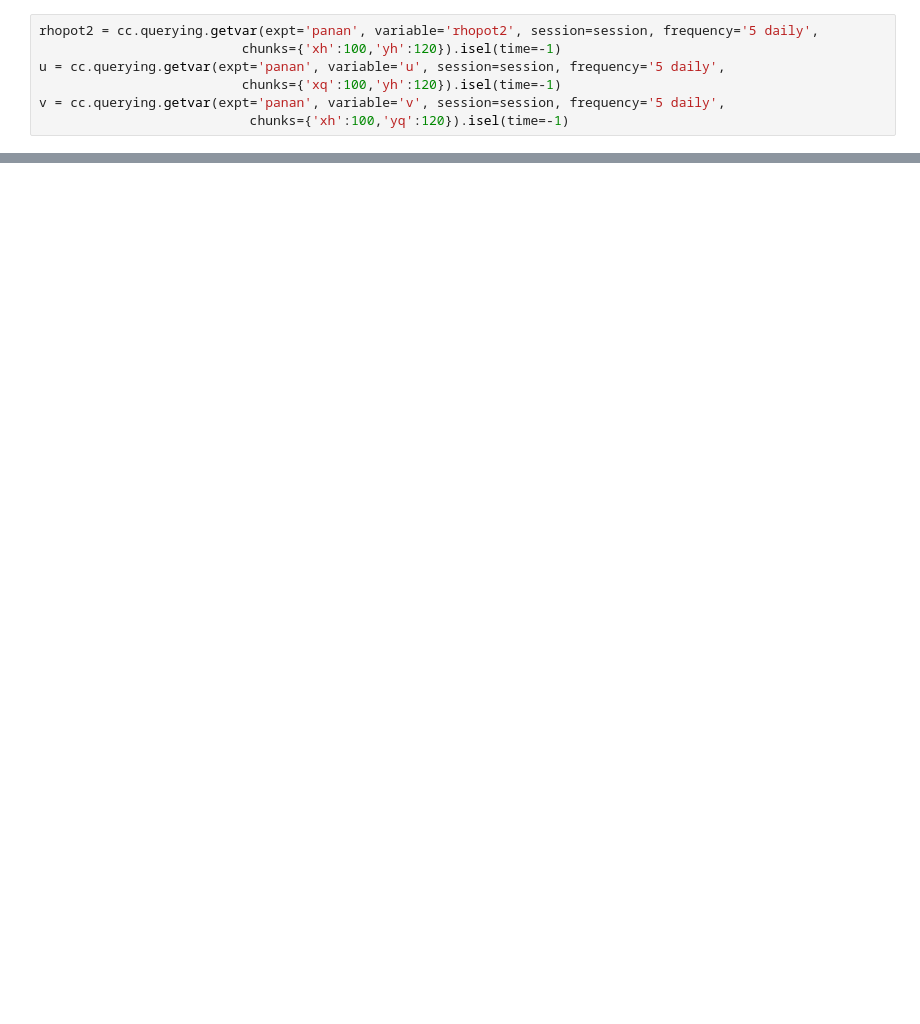
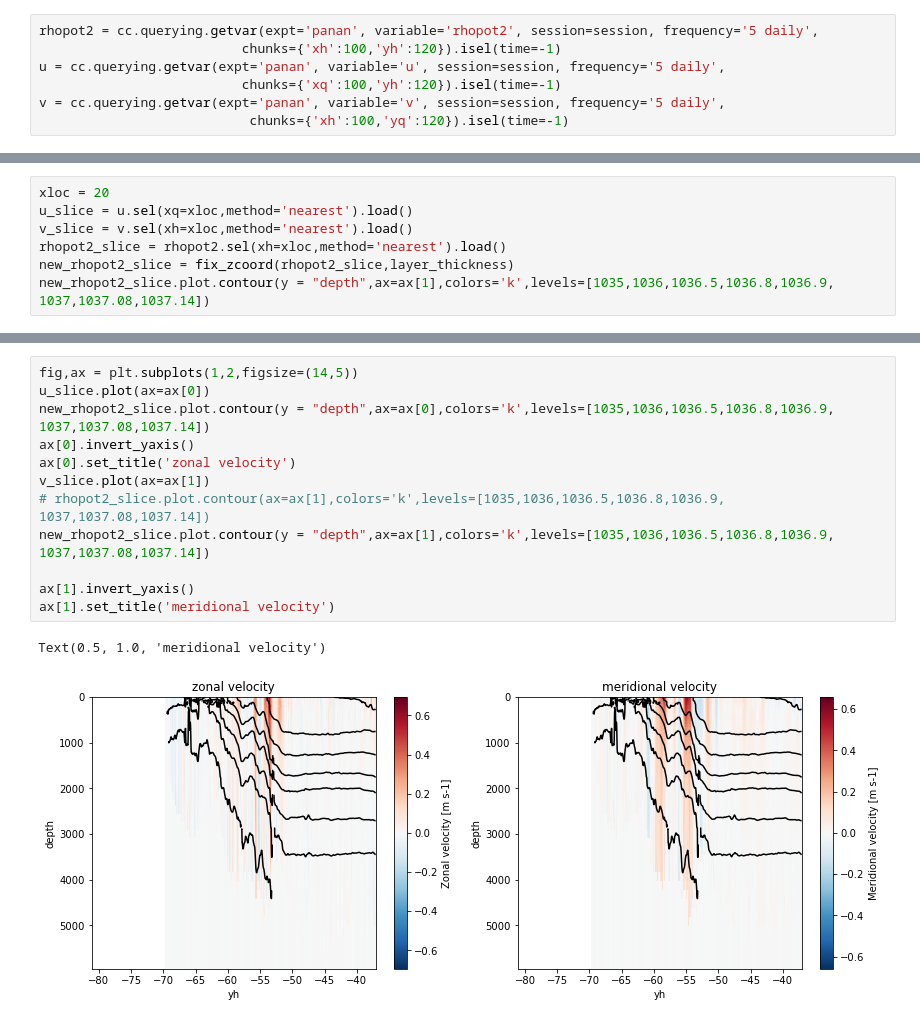
Before and after one commit to COSIMA/mom6-panan, a Jupyter notebook: diagnostics/Transects.ipynb, the cells around one changed output, grey strips where cells are left out. Cells and saved outputs as stored; diff of their text form; blank space fills up the shorter version.

```diff
--- a/diagnostics/Transects.ipynb
+++ b/diagnostics/Transects.ipynb
@@ -27,0 +171,7 @@ v = cc.querying.getvar(expt='panan', variable='v', session=session, frequency='5
+# %%
+xloc = 20
+u_slice = u.sel(xq=xloc,method='nearest').load()
+v_slice = v.sel(xh=xloc,method='nearest').load()
+rhopot2_slice = rhopot2.sel(xh=xloc,method='nearest').load()
+new_rhopot2_slice = fix_zcoord(rhopot2_slice,layer_thickness)
+new_rhopot2_slice.plot.contour(y = "depth",ax=ax[1],colors='k',levels=[1035,1036,1036.5,1036.8,1036.9, 1037,1037.08,1037.14])
@@ -28 +181,16 @@ v = cc.querying.getvar(expt='panan', variable='v', session=session, frequency='5
+# %%
+fig,ax = plt.subplots(1,2,figsize=(14,5))
+u_slice.plot(ax=ax[0])
+new_rhopot2_slice.plot.contour(y = "depth",ax=ax[0],colors='k',levels=[1035,1036,1036.5,1036.8,1036.9, 1037,1037.08,1037.14])
+ax[0].invert_yaxis()
+ax[0].set_title('zonal velocity')
+v_slice.plot(ax=ax[1])
+# rhopot2_slice.plot.contour(ax=ax[1],colors='k',levels=[1035,1036,1036.5,1036.8,1036.9, 1037,1037.08,1037.14])
+new_rhopot2_slice.plot.contour(y = "depth",ax=ax[1],colors='k',levels=[1035,1036,1036.5,1036.8,1036.9, 1037,1037.08,1037.14])
+
+ax[1].invert_yaxis()
+ax[1].set_title('meridional velocity')
+# %% [output]
+Text(0.5, 1.0, 'meridional velocity')
+[figure, added]
 # %%
```
Also changed, not shown: parts of 20 cells of this notebook.
